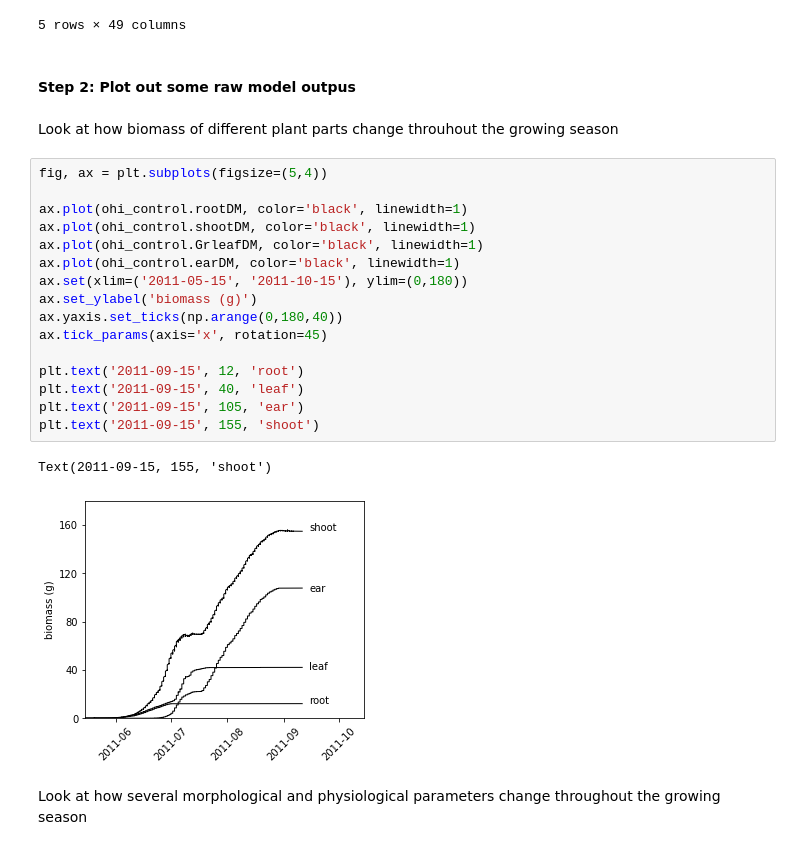
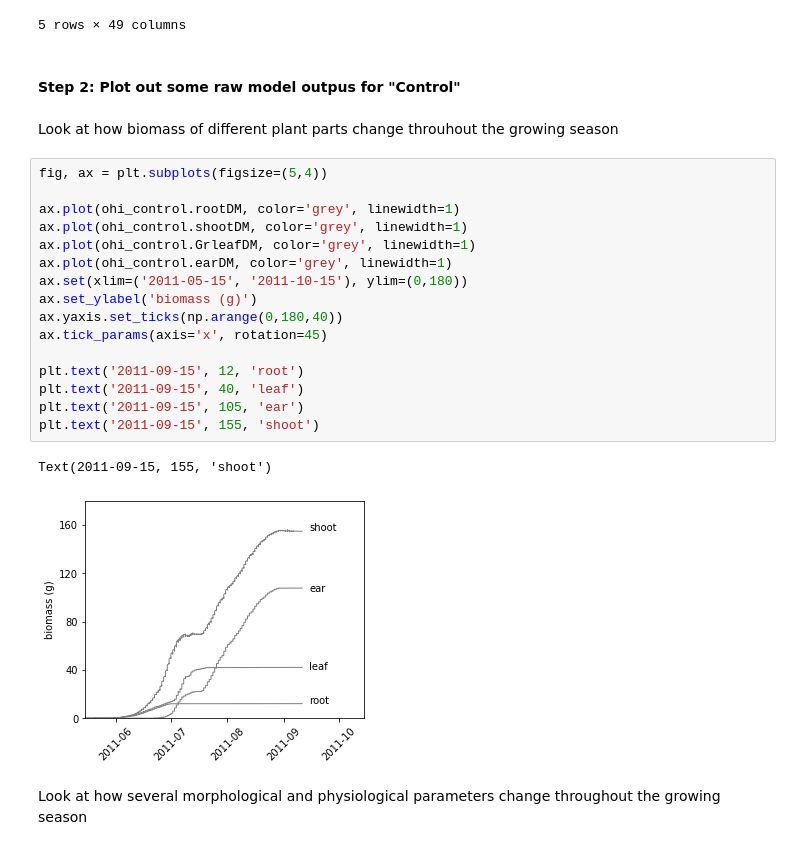
Before and after one commit to jennhsiao/maizsim_application, a Jupyter notebook: lab_exercise.ipynb, the cells around one changed output. Cells and saved outputs as stored; diff of their text form.

```diff
--- a/lab_exercise.ipynb
+++ b/lab_exercise.ipynb
@@ -33,28 +33,28 @@ ohi_control.head()
 | 2011-05-15 | 40618 | 4 | 0.0 | 0 | 0.0 | 0.0 | 0.0 | 100.0 | -0.05 | 0.0 | ... | ... |
 5 rows × 49 columns
 # %% [markdown]
-#### Step 2: Plot out some raw model outpus
+#### Step 2: Plot out some raw model outpus for "Control"
 # %% [markdown]
 Look at how biomass of different plant parts change throuhout the growing season
 # %%
 fig, ax = plt.subplots(figsize=(5,4))
 
-ax.plot(ohi_control.rootDM, color='black', linewidth=1)
-ax.plot(ohi_control.shootDM, color='black', linewidth=1)
-ax.plot(ohi_control.GrleafDM, color='black', linewidth=1)
-ax.plot(ohi_control.earDM, color='black', linewidth=1)
+ax.plot(ohi_control.rootDM, color='grey', linewidth=1)
+ax.plot(ohi_control.shootDM, color='grey', linewidth=1)
+ax.plot(ohi_control.GrleafDM, color='grey', linewidth=1)
+ax.plot(ohi_control.earDM, color='grey', linewidth=1)
 ax.set(xlim=('2011-05-15', '2011-10-15'), ylim=(0,180))
 ax.set_ylabel('biomass (g)')
 ax.yaxis.set_ticks(np.arange(0,180,40))
 ax.tick_params(axis='x', rotation=45)
 
 plt.text('2011-09-15', 12, 'root')
 plt.text('2011-09-15', 40, 'leaf')
 plt.text('2011-09-15', 105, 'ear')
 plt.text('2011-09-15', 155, 'shoot')
 # %% [output]
 Text(2011-09-15, 155, 'shoot')
-[figure, old version]
+[figure, new version]
 # %% [markdown]
 Look at how several morphological and physiological parameters change throughout the growing season
 # %%
```
Also changed, not shown: parts of 9 cells of this notebook, 2 other files.
